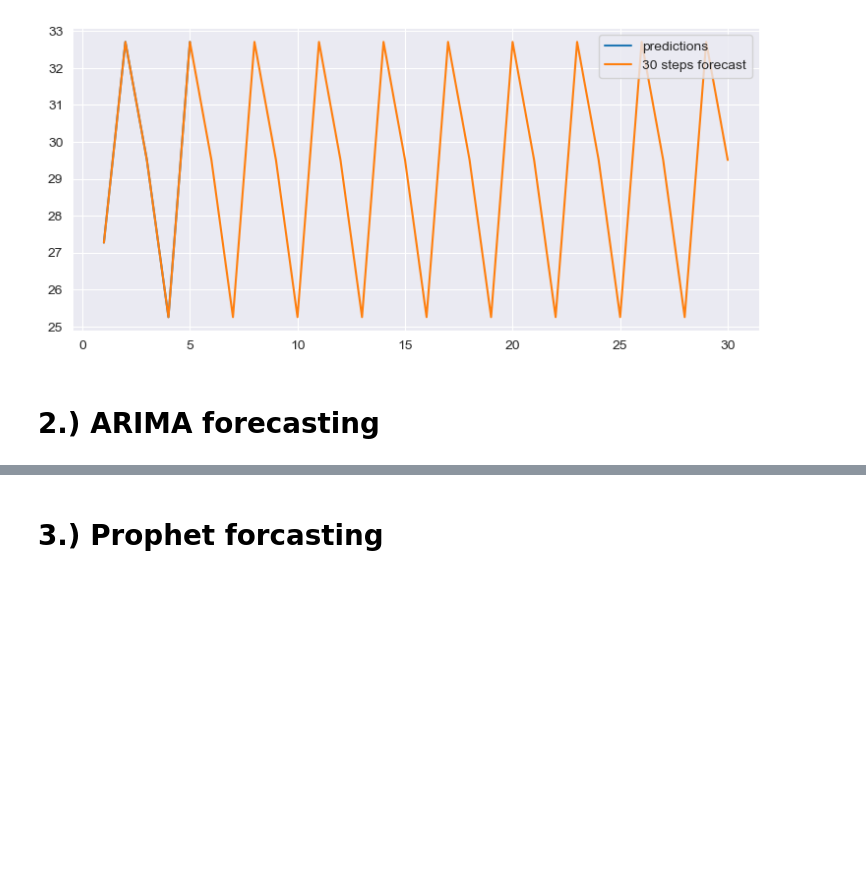
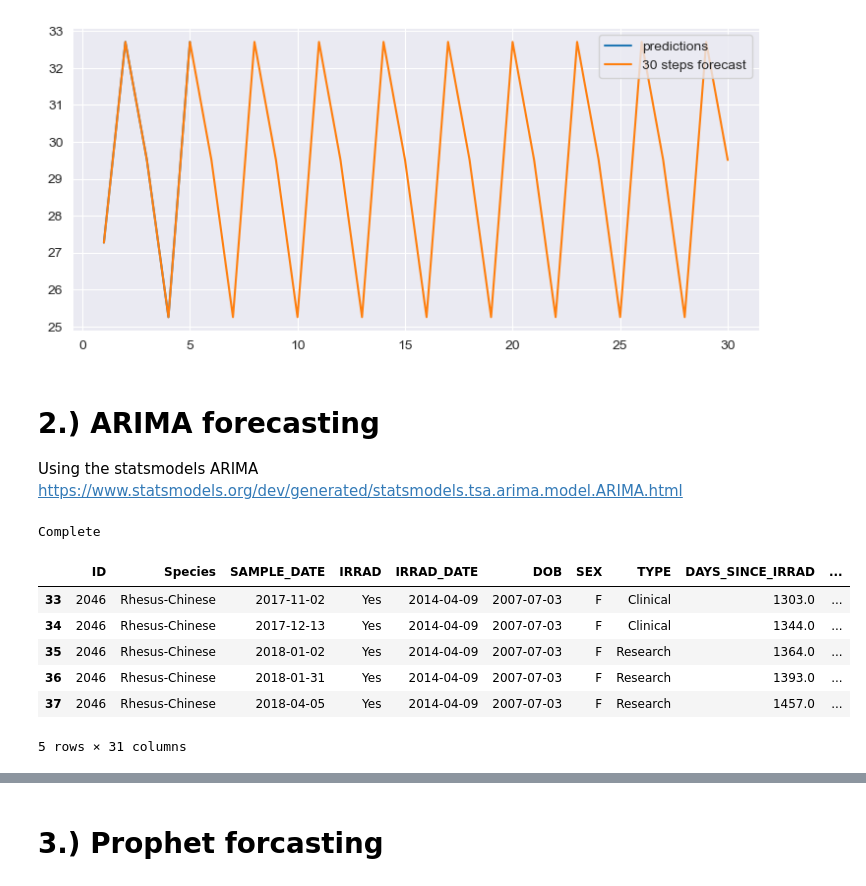
Before and after one commit to aidan-lew/monkey_health, a Jupyter notebook: D_monkeys_forecasting.ipynb, the cells around one changed output, grey strips where cells are left out. Cells and saved outputs as stored; diff of their text form; code cells hidden in the pictures; blank space fills up the shorter version.

```diff
--- a/D_monkeys_forecasting.ipynb
+++ b/D_monkeys_forecasting.ipynb
@@ -334,3 +317,24 @@ ax.legend();
 [figure]
 # %% [markdown]
 # 2.) ARIMA forecasting
+
+Using the statsmodels ARIMA https://www.statsmodels.org/dev/generated/statsmodels.tsa.arima.model.ARIMA.html
+# %%
+import warnings
+import itertools
+import statsmodels.api as sm
+import matplotlib.pyplot as plt
+plt.style.use('fivethirtyeight')
+print('Complete')
+# %% [output]
+Complete
+# %%
+single_bio_df.head()
+# %% [output]
+|  | ID | Species | SAMPLE_DATE | IRRAD | IRRAD_DATE | DOB | SEX | TYPE | DAYS_SINCE_IRRAD | ... |
+| 33 | 2046 | Rhesus-Chinese | 2017-11-02 | Yes | 2014-04-09 | 2007-07-03 | F | Clinical | 1303.0 | ... |
+| 34 | 2046 | Rhesus-Chinese | 2017-12-13 | Yes | 2014-04-09 | 2007-07-03 | F | Clinical | 1344.0 | ... |
+| 35 | 2046 | Rhesus-Chinese | 2018-01-02 | Yes | 2014-04-09 | 2007-07-03 | F | Research | 1364.0 | ... |
+| 36 | 2046 | Rhesus-Chinese | 2018-01-31 | Yes | 2014-04-09 | 2007-07-03 | F | Research | 1393.0 | ... |
+| 37 | 2046 | Rhesus-Chinese | 2018-04-05 | Yes | 2014-04-09 | 2007-07-03 | F | Research | 1457.0 | ... |
+5 rows × 31 columns
```
Also changed, not shown: parts of 11 cells of this notebook, 2 other files.
